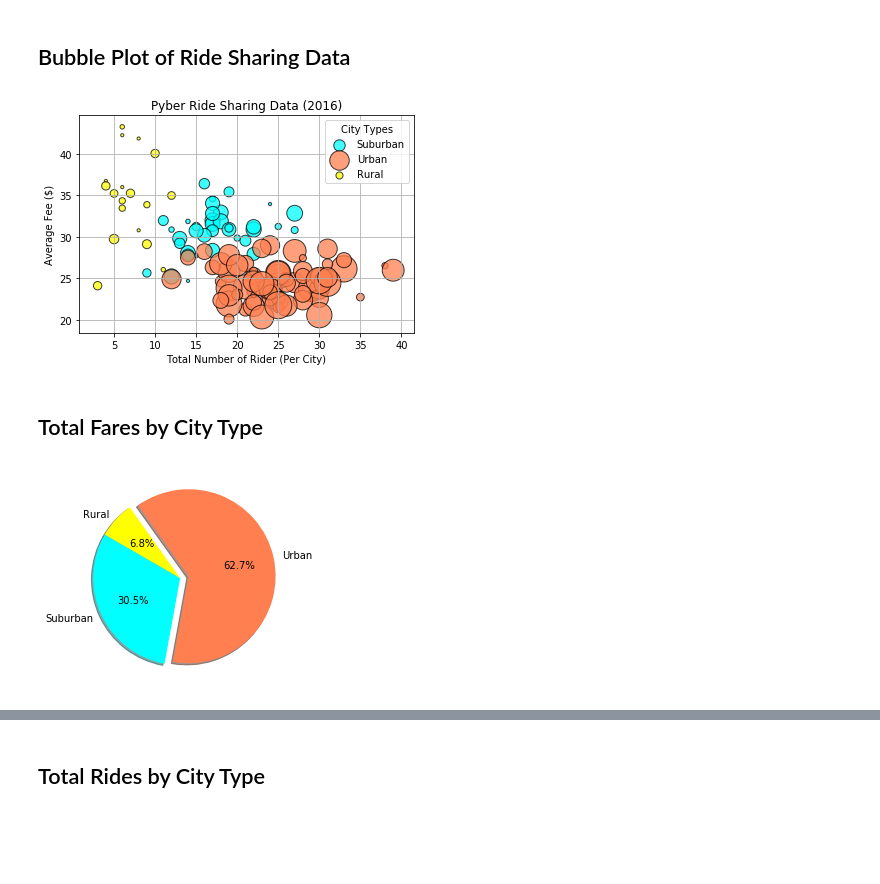
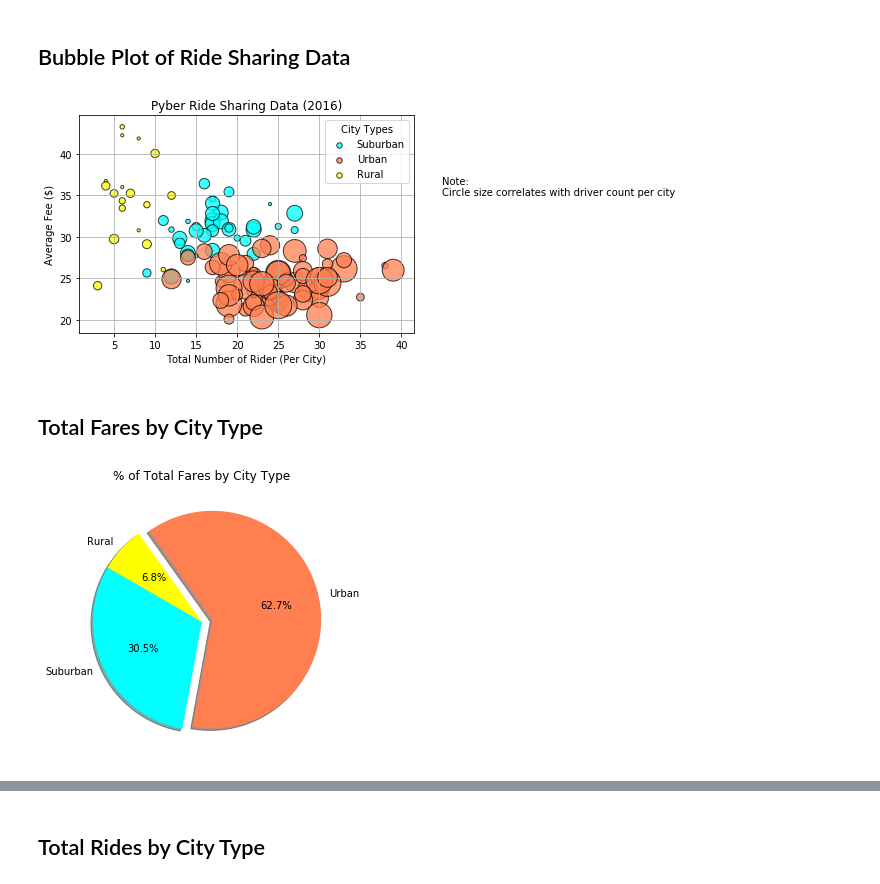
Before and after one commit to phamkdaniel/Pyber, a Jupyter notebook: pyber_starter.ipynb, the cells around one changed output, grey strips where cells are left out. Cells and saved outputs as stored; diff of their text form; code cells hidden in the pictures; blank space fills up the shorter version.

```diff
--- a/pyber_starter.ipynb
+++ b/pyber_starter.ipynb
@@ -46,33 +46,41 @@ urban_x = urban_data_df.groupby("city")["ride_id"].count()
 urban_y = urban_data_df.groupby("city")["fare"].mean()
 
 rural_x = rural_data_df.groupby("city")["ride_id"].count()
 rural_y = rural_data_df.groupby("city")["fare"].mean()
 
 
 # Build the scatter plots for each city types
 plt.scatter(suburban_x, suburban_y, color="aqua", edgecolor="black" ,
             s=10*suburban_driver_count, alpha=0.75, label="Suburban")
 plt.scatter(urban_x, urban_y, color="coral", edgecolor="black",
             s=10*urban_driver_count, alpha=0.75, label="Urban")
 plt.scatter(rural_x, rural_y, color="yellow", edgecolor="black",
             s=10*rural_driver_count, alpha=0.75, label="Rural")
 
 
 # Incorporate the other graph properties
 plt.title("Pyber Ride Sharing Data (2016)")
 plt.xlabel("Total Number of Rider (Per City)")
 plt.ylabel("Average Fee ($)")
+plt.grid()
 
 
 # Create a legend
-plt.legend(loc="upper right", title="City Types")
+lgnd = plt.legend(loc="upper right", title="City Types")
+lgnd.legendHandles[0].set_sizes([30])
+lgnd.legendHandles[1].set_sizes([30])
+lgnd.legendHandles[2].set_sizes([30])
+
 
 # Incorporate a text label regarding circle size
+plt.text(45, 35, s="Note:\nCircle size correlates with driver count per city")
+
 
 # Save Figure
+# plt.savefig("ride_data.png")
+
 
 # Show plot
-plt.grid()
 plt.show()
 # %% [output]
-[figure, old version]
+[figure, new version]
@@ -90,17 +95,23 @@ rural_fare_pct = rural_data_df["fare"].sum() / total_fare *100
 
 fare_pct_data = [suburban_fare_pct, urban_fare_pct, rural_fare_pct]
 
+
 # Build Pie Chart
 pct_labels = ["Suburban", "Urban", "Rural"]
 pct_colors = ["cyan", "coral", "yellow"]
 expl = (0, 0.1, 0)
 
+plt.figure(figsize=(5,5))
 plt.pie(fare_pct_data, explode=expl, labels=pct_labels, colors= pct_colors,
         autopct="%.1f%%", shadow=True, startangle=150)
+plt.title("% of Total Fares by City Type")
+
 
 # Save Figure
+# plt.savefig("fare_by_city.png")
+
 
 # Show Figure
 plt.show()
 # %% [output]
-[figure, old version]
+[figure, new version]
```
Also changed, not shown: parts of 6 cells of this notebook.
